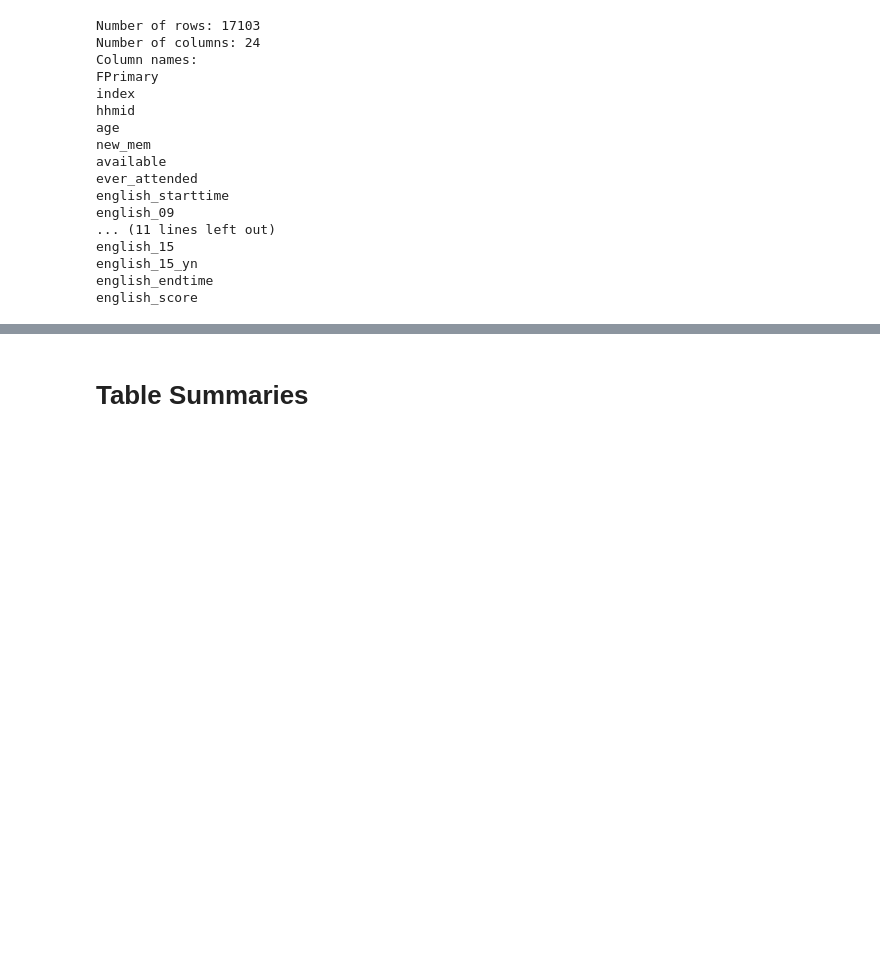
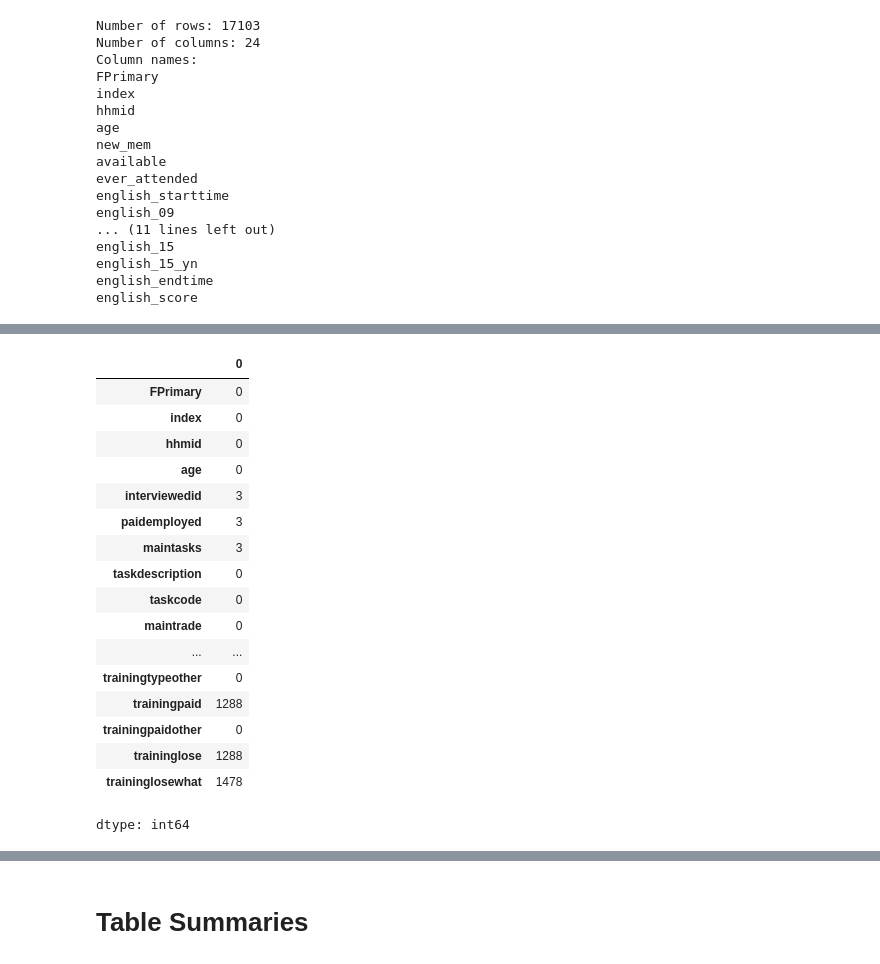
Before and after one commit to csmith3051/HU-DS-Bootcamp, a Jupyter notebook: Ghana_Census_Project.ipynb, the cells around one changed output, grey strips where cells are left out. Cells and saved outputs as stored; diff of their text form; code cells hidden in the pictures; blank space fills up the shorter version.

```diff
--- a/Ghana_Census_Project.ipynb
+++ b/Ghana_Census_Project.ipynb
@@ -182,0 +354,21 @@ english_score
+# %%
+df_employment.isnull().sum()
+# %% [output]
+|  | 0 |
+| FPrimary | 0 |
+| index | 0 |
+| hhmid | 0 |
+| age | 0 |
+| interviewedid | 3 |
+| paidemployed | 3 |
+| maintasks | 3 |
+| taskdescription | 0 |
+| taskcode | 0 |
+| maintrade | 0 |
+| ... | ... |
+| trainingtypeother | 0 |
+| trainingpaid | 1288 |
+| trainingpaidother | 0 |
+| traininglose | 1288 |
+| traininglosewhat | 1478 |
+dtype: int64
```
Also changed, not shown: parts of 21 cells of this notebook.
